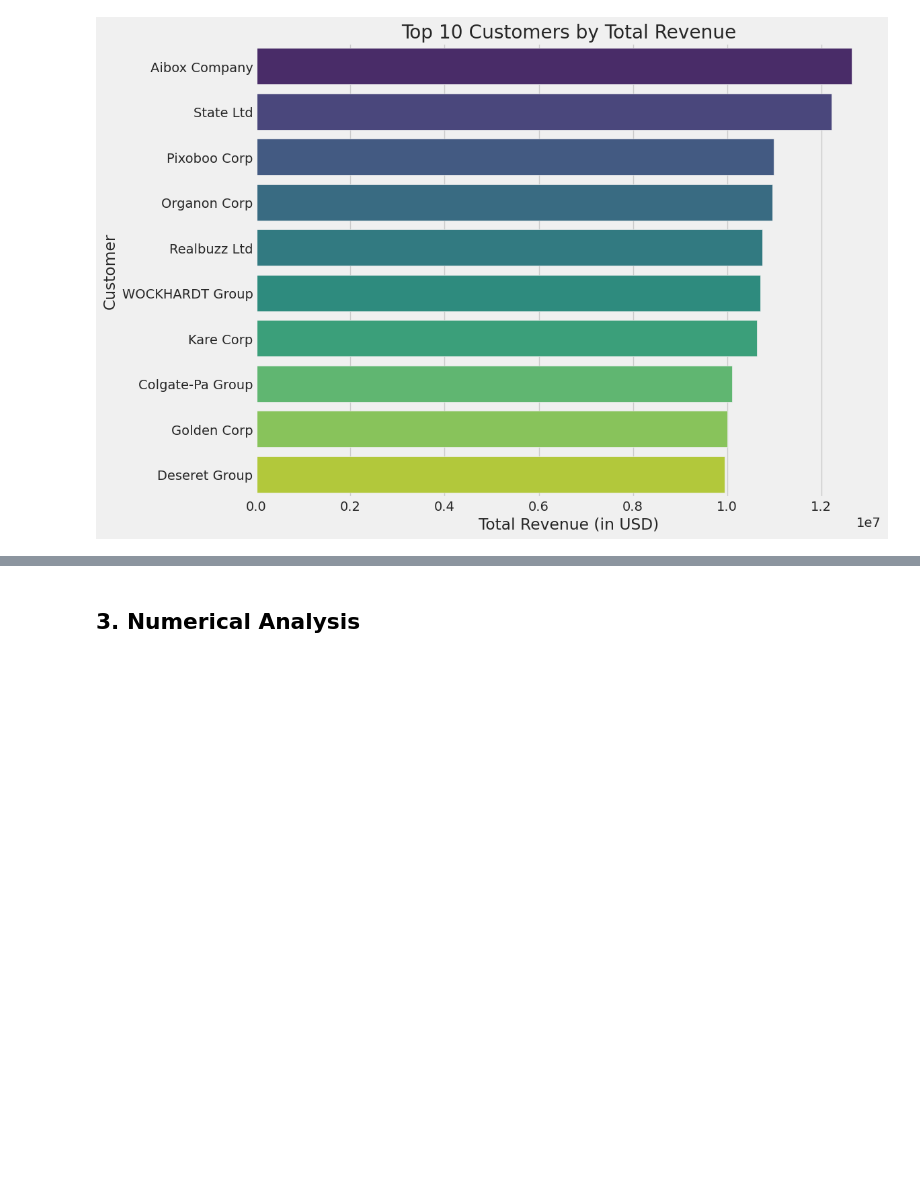
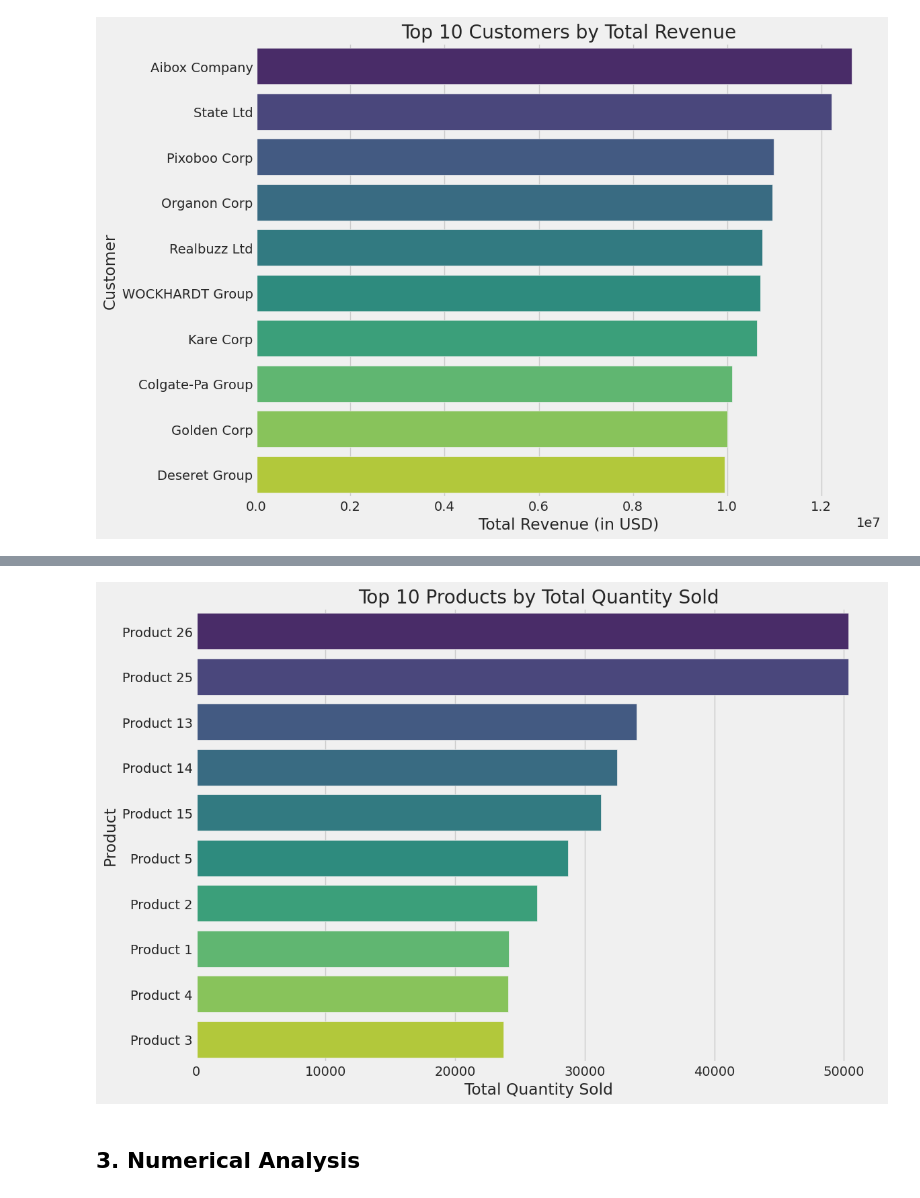
Before and after one commit to smmurdock/Regional-Sales-Analysis, a Jupyter notebook: Regional_Sales_Analysis.ipynb, the cells around one changed output, grey strips where cells are left out. Drawn from its saved outputs; the diff is of its cells as text; code cells hidden in the pictures; blank space fills up the shorter version.

```diff
--- a/Regional_Sales_Analysis.ipynb
+++ b/Regional_Sales_Analysis.ipynb
@@ -175,3 +215,24 @@ plt.show()
+# %%
+# Sort by Total Quantity Sold and select top 10
+top_10_quantity = top_products.sort_values(by='total_quantity', ascending=False).head(10)
+
+# Plot Top 10 by Quantity Sold
+plt.figure(figsize=(12, 8))
+sns.barplot(
+    data=top_10_quantity,
+    x='total_quantity',
+    y='product_name',
+    hue='product_name',
+    palette=sequential_palette,
+    legend=False
+)
+plt.title('Top 10 Products by Total Quantity Sold')
+plt.xlabel('Total Quantity Sold')
+plt.ylabel('Product')
+plt.tight_layout()
+plt.show()
+# %% [output]
+[figure, added]
 # %% [markdown]
 ## 3. Numerical Analysis
 # %% [markdown]
```
Also changed, not shown: parts of 5 cells of this notebook.
